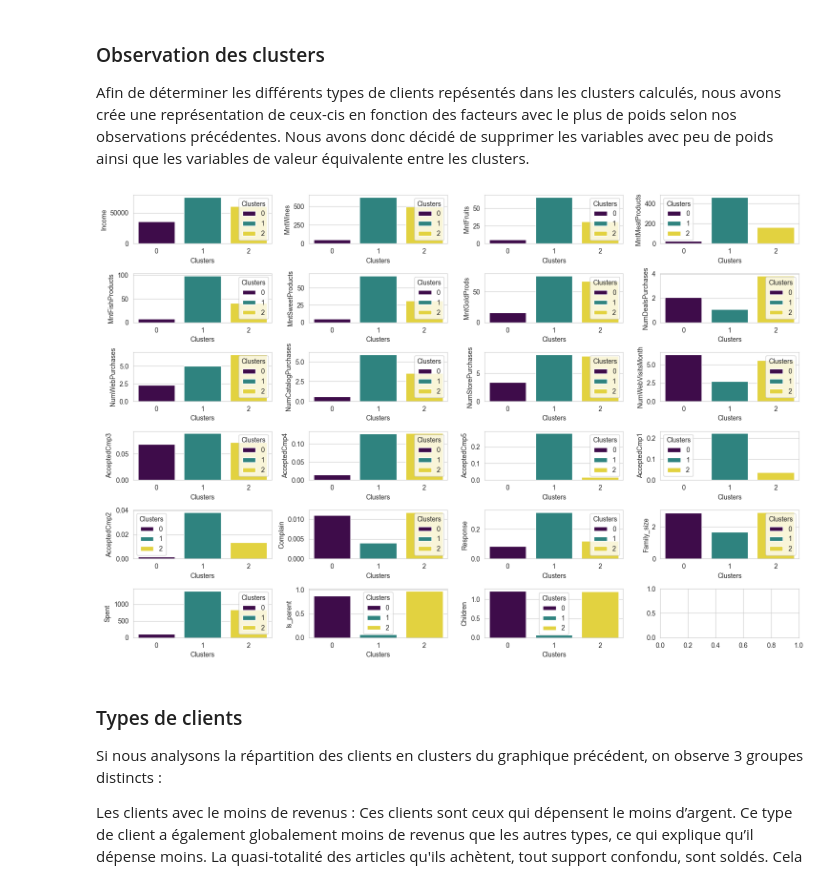
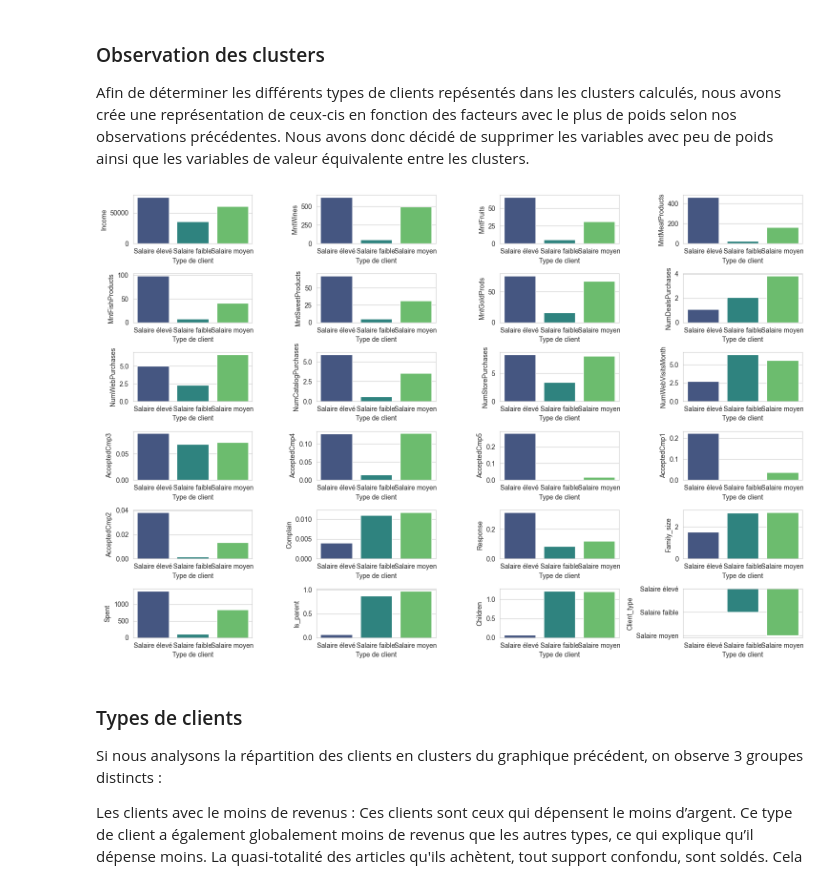
Before and after one commit to MattisFernandez/Rush05, a Jupyter notebook: Notebook.ipynb, the cells around one changed output. Cells and saved outputs as stored; diff of their text form; code cells hidden in the pictures.

```diff
--- a/Notebook.ipynb
+++ b/Notebook.ipynb
@@ -380,21 +380,35 @@ Nous avons donc décidé de supprimer les variables avec peu de poids ainsi que
 # %%
 # Groupement des valeurs par cluster
 
 mean_by_cluster = data_clean.groupby('Clusters').mean().copy()
 
+def tri_par_salaire () :
+    array = ["","",""]
+    for row in mean_by_cluster.iterrows():
+        if (row[1]["Income"] == mean_by_cluster["Income"].max()) :
+            array[row[0]] = "Salaire élevé"
+        elif (row[1]["Income"] == mean_by_cluster["Income"].min()) :
+            array[row[0]] = "Salaire faible"
+        else :
+            array[row[0]] = "Salaire moyen"
+    return array
+
+salaires = tri_par_salaire()
+mean_by_cluster["Client_type"] = salaires
 # Supression des colonnes inutiles
 
 mean_by_cluster = mean_by_cluster.drop(columns = ["Age", "Marital_Status_Score", "Education2", "Customer_for", "Recency"])
 
 fig, axes  = plt.subplots(6,4 , figsize=(15, 10))
 
 for ax, column in zip(axes.flatten(), mean_by_cluster.columns) :
-    sns.barplot(x="Clusters", y=column, data=mean_by_cluster, hue="Clusters", ax=ax, palette="viridis")
+    sns.barplot(x="Client_type", y=column, data=mean_by_cluster, hue="Client_type", ax=ax, palette="viridis")
+    ax.set_xlabel('Type de client')
 
 plt.tight_layout(pad=1.0)
 plt.show()
 # %% [output]
-[figure, old version]
+[figure, new version]
 # %% [markdown]
 ### Types de clients
 
```
Also changed, not shown: parts of 25 cells of this notebook.
